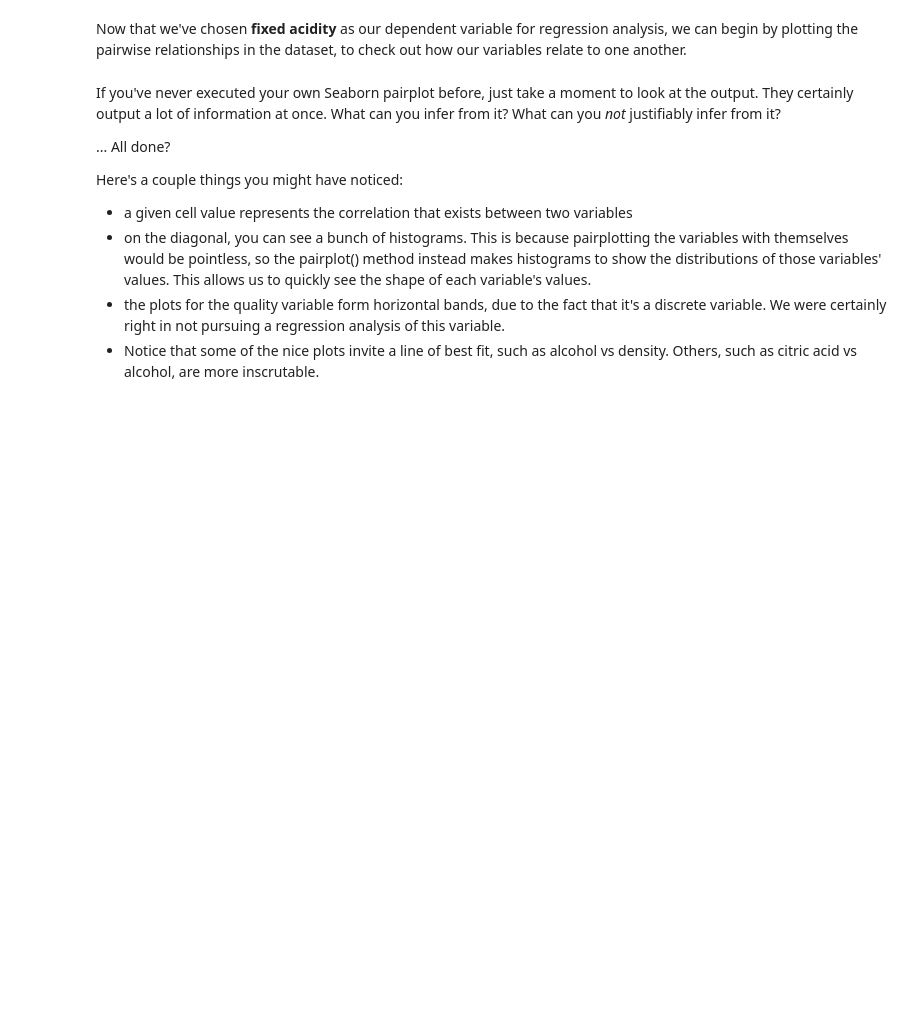
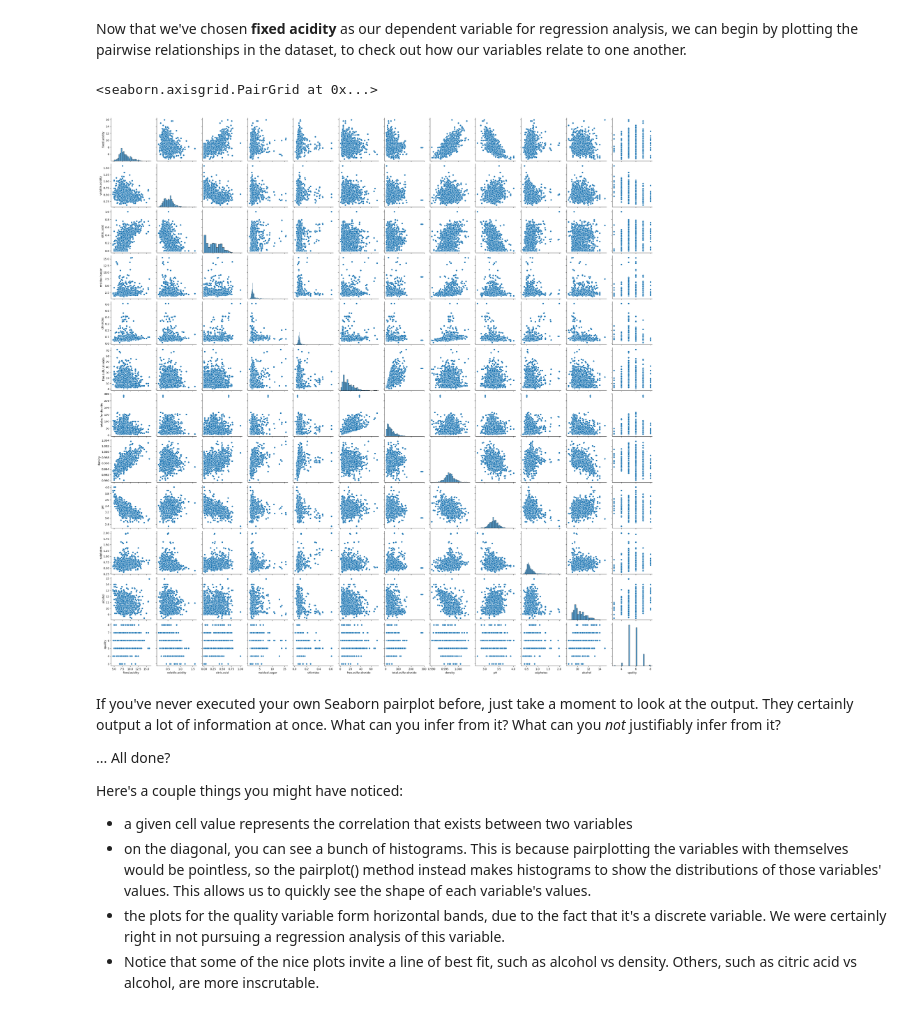
Before and after one commit to MarcJKolb/Linear-Regression-19.4.1-, a Jupyter notebook: Springboard Regression Case Study - the Red Wine Dataset - Tier 3.ipynb, the cells around one changed output. Drawn from its saved outputs; the diff is of its cells as text; code cells hidden in the pictures; blank space fills up the shorter version.

```diff
--- a/Springboard Regression Case Study - the Red Wine Dataset - Tier 3.ipynb
+++ b/Springboard Regression Case Study - the Red Wine Dataset - Tier 3.ipynb
@@ -132,7 +217,10 @@ The heading of this stage of the data science pipeline ('Cleaning, Transforming,
 Now that we've chosen **fixed acidity** as our dependent variable for regression analysis, we can begin by plotting the pairwise relationships in the dataset, to check out how our variables relate to one another.
 # %%
 # Make a pairplot of the wine data
-_ _ _
+sns.pairplot(wine_data)
+# %% [output]
+<seaborn.axisgrid.PairGrid at 0x...>
+[figure, added]
 # %% [markdown]
 If you've never executed your own Seaborn pairplot before, just take a moment to look at the output. They certainly output a lot of information at once. What can you infer from it? What can you *not* justifiably infer from it?
 
```
Also changed, not shown: parts of 36 cells of this notebook.
